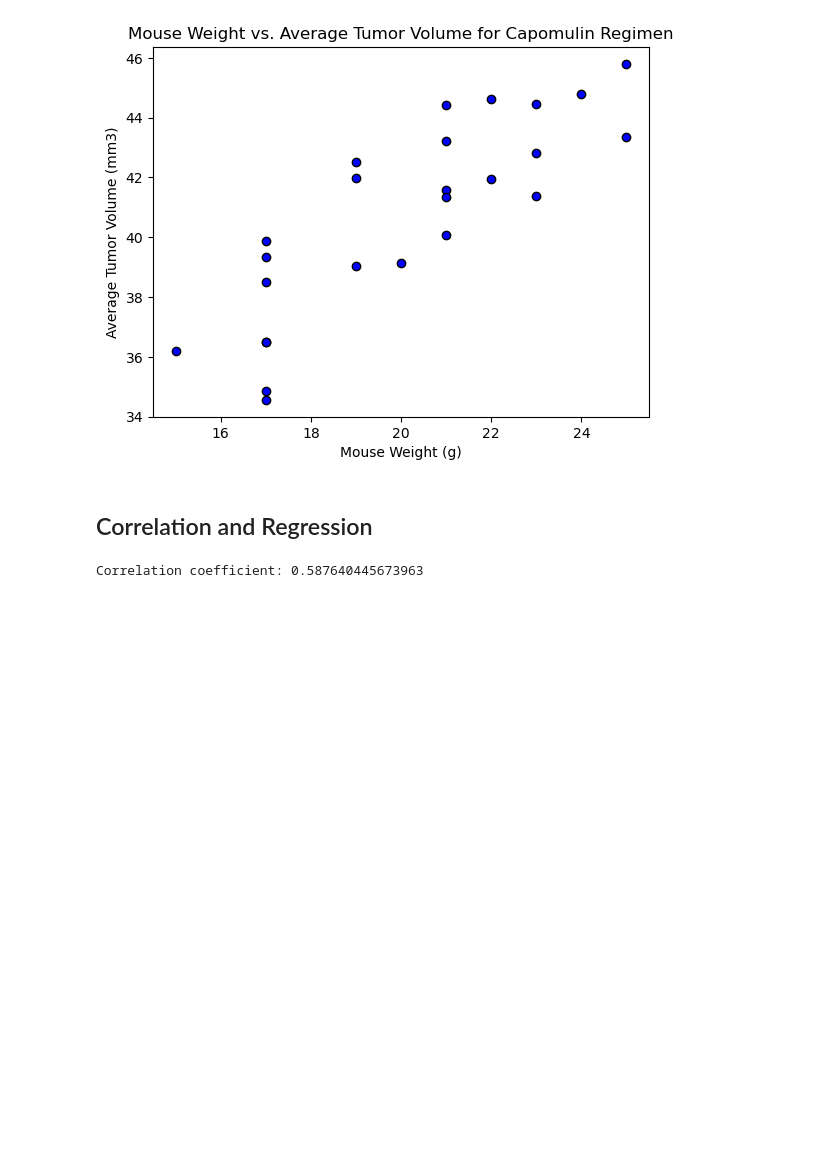
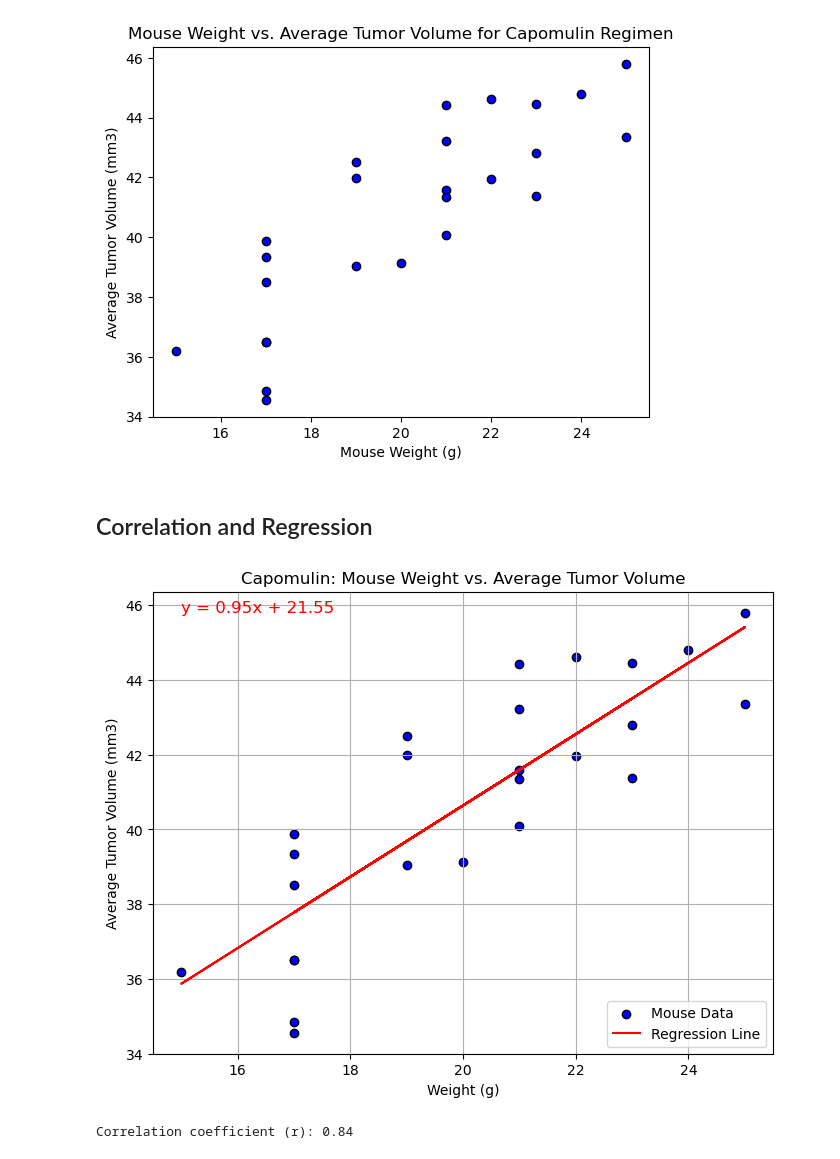
Before and after one commit to henry-lemen/data-visualization-challenge, a Jupyter notebook: Pymaceuticals/pymaceuticals_starter.ipynb, the cells around one changed output. Drawn from its saved outputs; the diff is of its cells as text; code cells hidden in the pictures; blank space fills up the shorter version.

```diff
--- a/Pymaceuticals/pymaceuticals_starter.ipynb
+++ b/Pymaceuticals/pymaceuticals_starter.ipynb
@@ -274,13 +273,36 @@ plt.show()
 [figure]
 # %% [markdown]
 ## Correlation and Regression
-# %%
-# Calculate the correlation coefficient and a linear regression model
-# for mouse weight and average observed tumor volume for the entire Capomulin regimen
-correlation = clean_df['Tumor Volume (mm3)'].corr(clean_df['Weight (g)'])
-slope, intercept, r_value, p_value, std_err = st.linregress(clean_df['Weight (g)'], clean_df['Tumor Volume (mm3)'])
-regression_line = slope * clean_df['Weight (g)'] + intercept
-
-print(f"Correlation coefficient: {correlation}")
-# %% [output]
-Correlation coefficient: 0.587640445673963
+# %%
+# Calculate the correlation coefficient and a linear regression model
+# for mouse weight and average observed tumor volume for the entire Capomulin regimen
+capomulin_df = clean_df[clean_df['Drug Regimen'] == 'Capomulin']
+avg_tumor_volume = capomulin_df.groupby('Mouse ID')['Tumor Volume (mm3)'].mean()
+avg_mouse_weight = capomulin_df.groupby('Mouse ID')['Weight (g)'].mean()
+regression_df = pd.DataFrame({
+    'Weight (g)': avg_mouse_weight,
+    'Average Tumor Volume (mm3)': avg_tumor_volume
+})
+slope, intercept, r_value, p_value, std_err = st.linregress(
+    regression_df['Weight (g)'],
+    regression_df['Average Tumor Volume (mm3)']
+)
+
+regression_line = slope * regression_df['Weight (g)'] + intercept
+line_eq = f"y = {slope:.2f}x + {intercept:.2f}"
+
+plt.figure(figsize=(8,6))
+plt.scatter(regression_df['Weight (g)'], regression_df['Average Tumor Volume (mm3)'],
+            color='blue', edgecolor='black', label='Mouse Data')
+plt.plot(regression_df['Weight (g)'], regression_line, color='red', label='Regression Line')
+plt.title('Capomulin: Mouse Weight vs. Average Tumor Volume')
+plt.xlabel('Weight (g)')
+plt.ylabel('Average Tumor Volume (mm3)')
+plt.legend()
+plt.annotate(line_eq, xy=(regression_df['Weight (g)'].min(), regression_df['Average Tumor Volume (mm3)'].max()), fontsize=12, color='red')
+plt.grid(True)
+plt.show()
+print(f"Correlation coefficient (r): {r_value:.2f}")
+# %% [output]
+[figure, added]
+Correlation coefficient (r): 0.84
```
Also changed, not shown: parts of 10 cells of this notebook.
